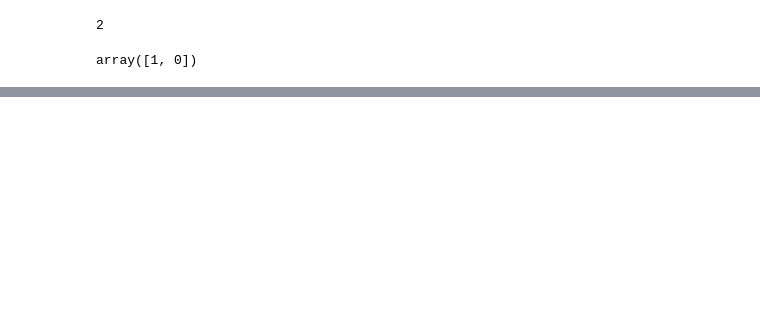
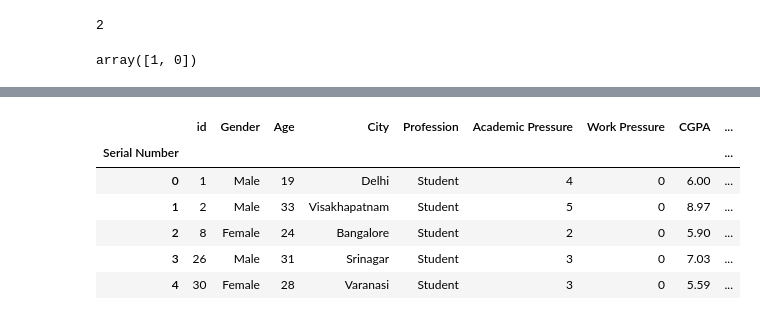
Before and after one commit to gagankumar2488/student_depression_data_analysis, a Jupyter notebook: cleaning_process.ipynb, the cells around one changed output, grey strips where cells are left out. Cells and saved outputs as stored; diff of their text form; code cells hidden in the pictures; blank space fills up the shorter version.

```diff
--- a/code1.ipynb
+++ b/cleaning_process.ipynb
@@ -294,6 +300,9 @@ df['Sleep Duration'].unique()
 array(["'6-7 hours'", "'5-6 hours'", "'Less than 5 hours'", "'7-8 hours'",
        "'More than 8 hours'", 'Others'], dtype=object)
 # %%
+#drops all the incorrect and unfixable values in 'Sleep Duration' column
+df.drop( df[df['Sleep Duration'] == 'Others'].index, inplace=True)
+
 df['Sleep Duration'].value_counts()
 # %% [output]
 Sleep Duration
@@ -437,4 +421,8 @@ Financial Stress
 ?       3
 Name: count, dtype: int64
-# %%
-df['Financial Stress'] = df['Financial Stress'].apply(lambda x : pd.NA if x == '?' else x)
+# %%
+#drops all the incorrect and unfixable values in 'Financial Stress' column
+df.drop(df[df['Financial Stress'] == '?'].index, inplace = True)
+
+#changes the data type of 'Financial Stress' column from 'object' to 'int'
+df['Financial Stress'] = df['Financial Stress'].astype(int)
@@ -470 +462,4 @@ Depression
 Name: count, dtype: int64
+# %%
+#changes the data type of 'Depression' column from 'int to 'bool'
+df['Depression'] = df['Depression'].astype(bool)
@@ -470,0 +486,10 @@ Name: count, dtype: int64
+# %%
+df.head()
+# %% [output]
+|  | id | Gender | Age | City | Profession | Academic Pressure | Work Pressure | CGPA | ... |
+| Serial Number |  |  |  |  |  |  |  |  | ... |
+| 0 | 1 | Male | 19 | Delhi | Student | 4 | 0 | 6.00 | ... |
+| 1 | 2 | Male | 33 | Visakhapatnam | Student | 5 | 0 | 8.97 | ... |
+| 2 | 8 | Female | 24 | Bangalore | Student | 2 | 0 | 5.90 | ... |
+| 3 | 26 | Male | 31 | Srinagar | Student | 3 | 0 | 7.03 | ... |
+| 4 | 30 | Female | 28 | Varanasi | Student | 3 | 0 | 5.59 | ... |
```
Also changed, not shown: parts of 23 cells of this notebook, 3 other files.
